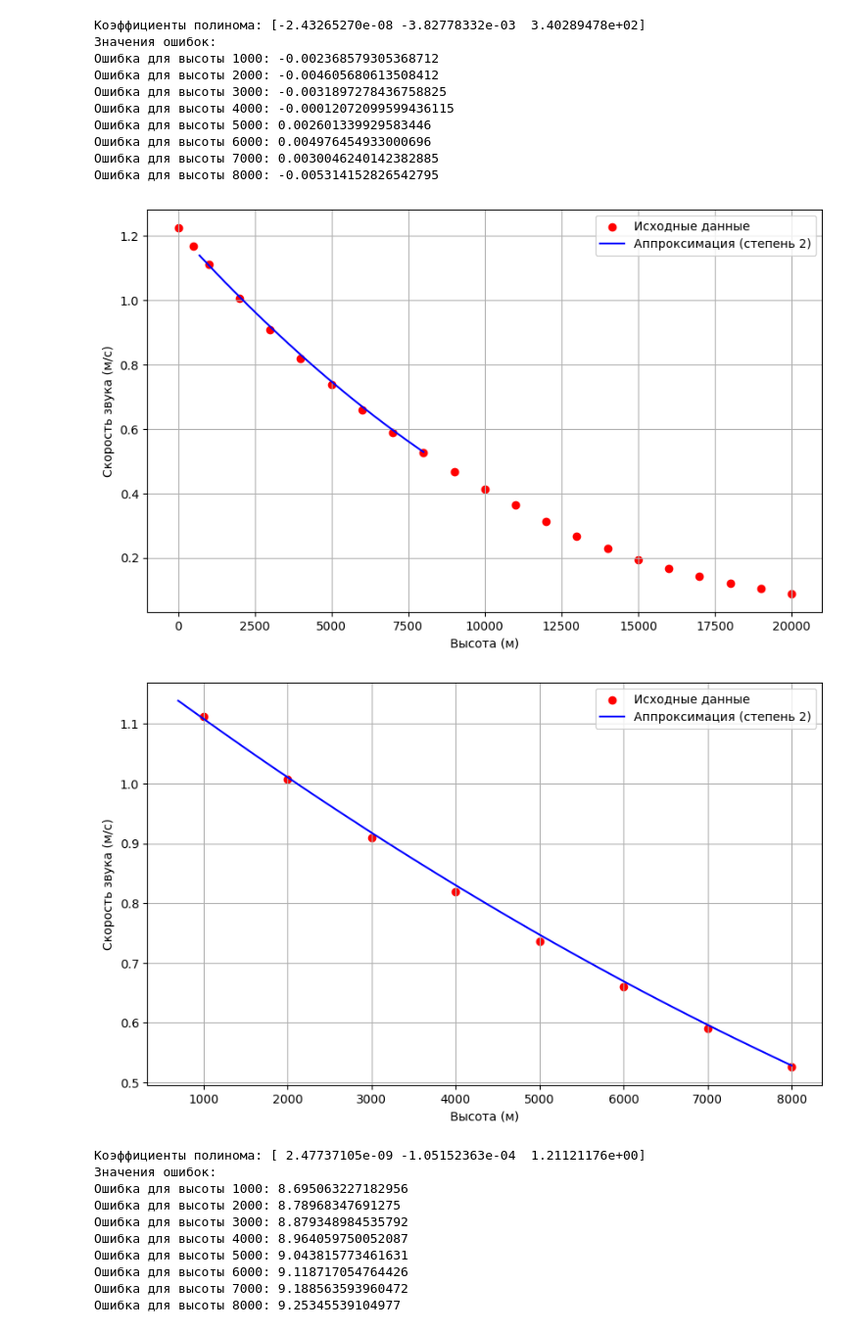
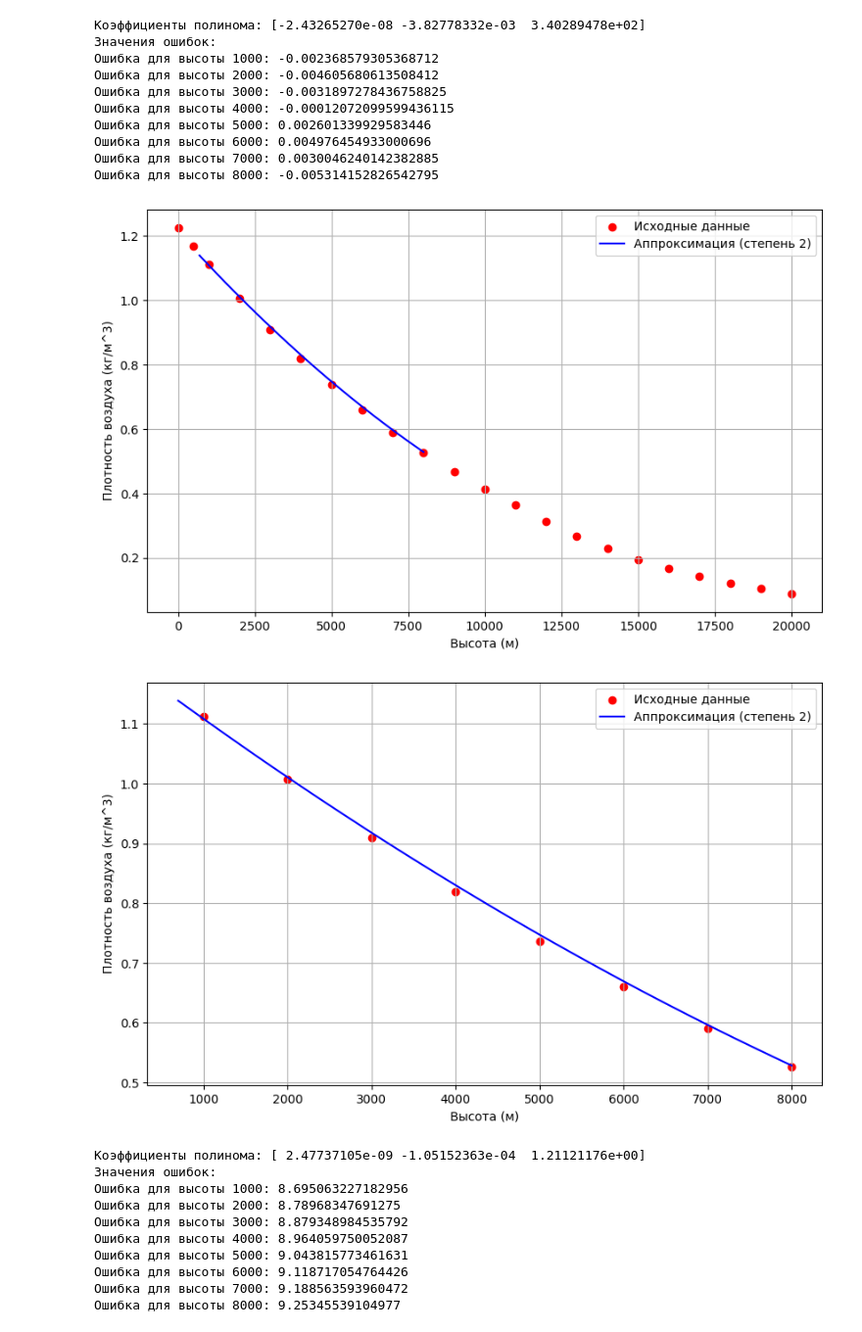
Before and after one commit to AlexShmigelskii/PAG, a Jupyter notebook: approximation.ipynb, the cells around one changed output. Shown: that part at 98% size. Cells and saved outputs as stored; diff of their text form; code cells hidden in the pictures.

```diff
--- a/approximation.ipynb
+++ b/approximation.ipynb
@@ -184,35 +184,35 @@ calculate_error(height_range, v_approximated, data_dict_table)
 # %%
 # Плотность воздуха от высоты
 
 height_table = np.array([0, 500, 1000, 2000, 3000, 4000, 5000, 6000, 7000, 8000, 9000, 10000, 11000, 12000, 13000, 14000, 15000, 16000, 17000, 18000, 19000, 20000])
 p_table = np.array([1.225500e0, 1.16727e0, 1.11166e0, 1.00655e0, 9.09254e-1, 8.19347e-1, 7.36429e-1, 6.60111e-1, 5.90018e-1, 5.26783e-1, 4.67063e-1, 4.13510e-1, 3.64801e-1, 3.11937e-1, 2.66595e-1,  2.27855e-1, 1.94755e-1, 1.66470e-1, 1.42301e-1, 1.21647e-1, 1.03995e-1, 8.89097e-2]) # Соответсвующие плотности воздуха
 data_dict_table = {height: g for height, g in zip(height_table, g_table)} # Создаем словарь
 
 degree = 2  # Выбираем степень полинома
 
 coeffs = least_squares_fit(height_table, p_table, degree)
 
 # Создание полинома на основе коэффициентов
 poly = np.poly1d(coeffs)
 
 # Генерация значений для аппроксимации
 # height_range = np.linspace(700, 8000, 100) # Будет 100 значений, расположенных через равные интервалы
 height_range = np.arange(700, 8000 + 1, 10) # Интервал каждые 10 метров
 p_approximated = poly(height_range)
 
 # Визуализация результатов
-plot_result(height_table, p_table, height_range, p_approximated, degree, 'Скорость звука (м/с)')
+plot_result(height_table, p_table, height_range, p_approximated, degree, 'Плотность воздуха (кг/м^3)')
 
 # Визуализация результатов поближе
-plot_results_close(height_table, p_table, height_range, p_approximated, degree, 'Скорость звука (м/с)')
+plot_results_close(height_table, p_table, height_range, p_approximated, degree, 'Плотность воздуха (кг/м^3)')
 
 # Вывод коэффициентов полинома
 print(f'Коэффициенты полинома: {coeffs}')
 
 calculate_error(height_range, p_approximated, data_dict_table)
 # %% [output]
-[figure, old version]
+[figure, new version]
-[figure, old version]
+[figure, new version]
 Коэффициенты полинома: [ 2.47737105e-09 -1.05152363e-04  1.21121176e+00]
 Значения ошибок:
 Ошибка для высоты 1000: 8.695063227182956
```
